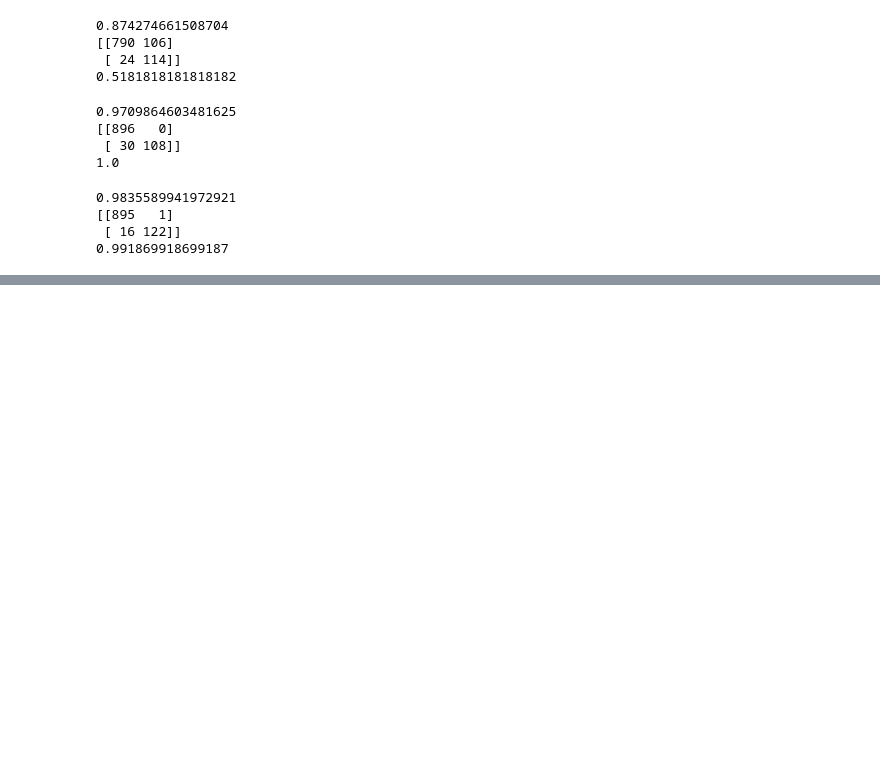
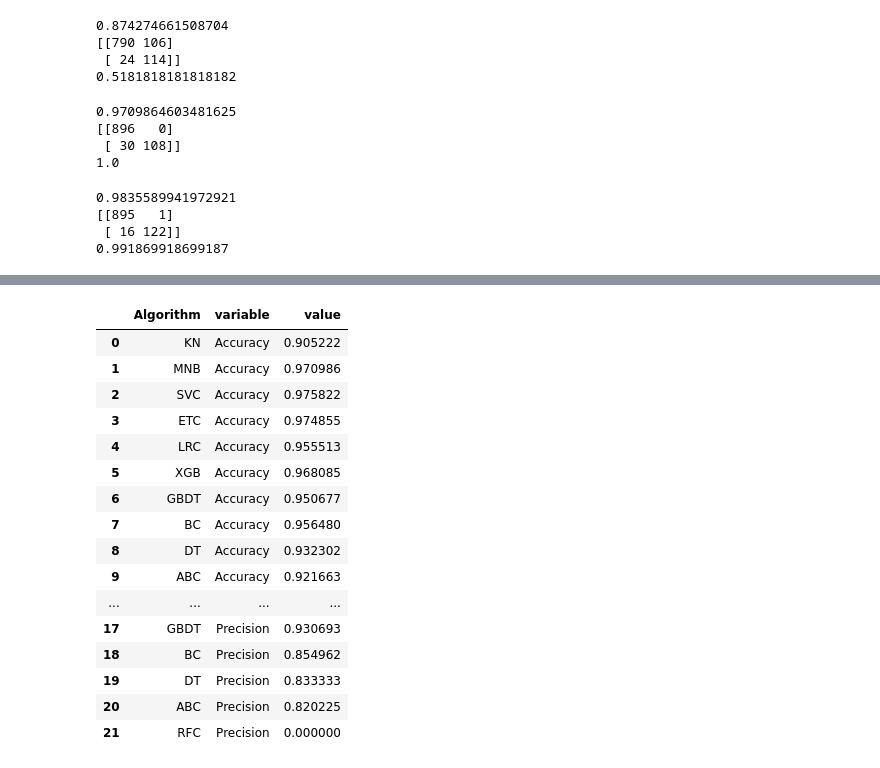
Before and after one commit to ABINAN2011/spam_detection, a Jupyter notebook: model/spam_train.ipynb, the cells around one changed output, grey strips where cells are left out. Saved outputs shown, nothing was run; the diff lists cells and outputs as text; code cells hidden in the pictures; blank space fills up the shorter version.

```diff
--- a/model/spam_train.ipynb
+++ b/model/spam_train.ipynb
@@ -483,0 +592,20 @@ print(precision_score(y_test, y_pred))
+# %%
+performance_df1
+# %% [output]
+|  | Algorithm | variable | value |
+| 0 | KN | Accuracy | 0.905222 |
+| 1 | MNB | Accuracy | 0.970986 |
+| 2 | SVC | Accuracy | 0.975822 |
+| 3 | ETC | Accuracy | 0.974855 |
+| 4 | LRC | Accuracy | 0.955513 |
+| 5 | XGB | Accuracy | 0.968085 |
+| 6 | GBDT | Accuracy | 0.950677 |
+| 7 | BC | Accuracy | 0.956480 |
+| 8 | DT | Accuracy | 0.932302 |
+| 9 | ABC | Accuracy | 0.921663 |
+| ... | ... | ... | ... |
+| 17 | GBDT | Precision | 0.930693 |
+| 18 | BC | Precision | 0.854962 |
+| 19 | DT | Precision | 0.833333 |
+| 20 | ABC | Precision | 0.820225 |
+| 21 | RFC | Precision | 0.000000 |
```
Also changed, not shown: parts of 10 cells of this notebook.
